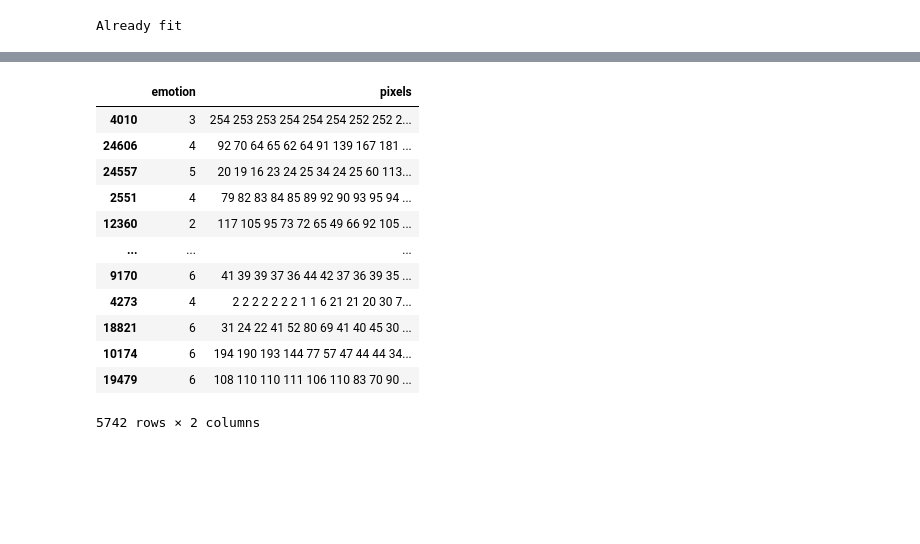
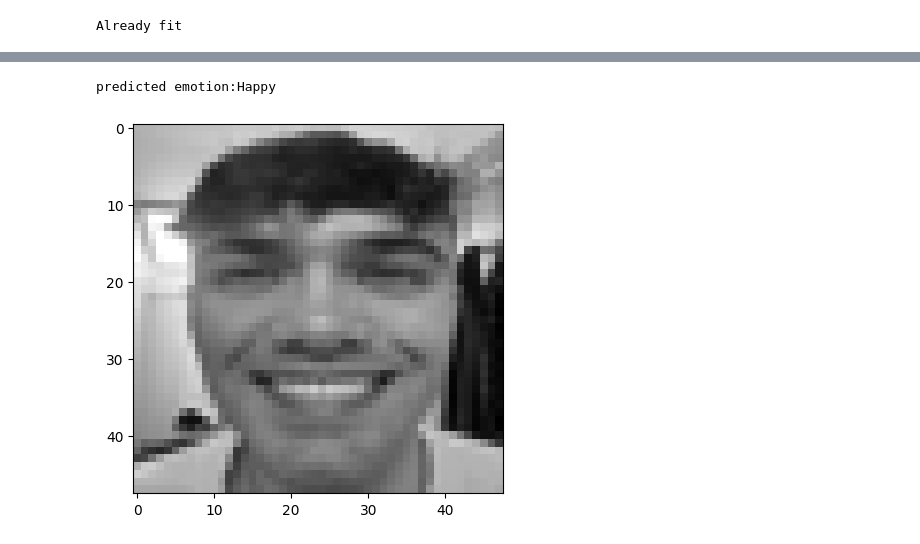
Before and after one commit to Andrewnolan13/AdvancedAI, a Jupyter notebook: CA2/notebooks/03 pipeline.ipynb, the cells around one changed output, grey strips where cells are left out. Drawn from its saved outputs; the diff is of its cells as text; code cells hidden in the pictures; blank space fills up the shorter version.

```diff
--- a/CA2/notebooks/03 pipeline.ipynb
+++ b/CA2/notebooks/03 pipeline.ipynb
@@ -981,16 +978,0 @@ label 6
-# %%
-FinalTestData
-# %% [output]
-|  | emotion | pixels |
-| 4010 | 3 | 254 253 253 254 254 254 252 252 2... |
-| 24606 | 4 | 92 70 64 65 62 64 91 139 167 181 ... |
-| 24557 | 5 | 20 19 16 23 24 25 34 24 25 60 113... |
-| 2551 | 4 | 79 82 83 84 85 89 92 90 93 95 94 ... |
-| 12360 | 2 | 117 105 95 73 72 65 49 66 92 105 ... |
-| ... | ... | ... |
-| 9170 | 6 | 41 39 39 37 36 44 42 37 36 39 35 ... |
-| 4273 | 4 | 2 2 2 2 2 2 2 1 1 6 21 21 20 30 7... |
-| 18821 | 6 | 31 24 22 41 52 80 69 41 40 45 30 ... |
-| 10174 | 6 | 194 190 193 144 77 57 47 44 44 34... |
-| 19479 | 6 | 108 110 110 111 106 110 83 70 90 ... |
-5742 rows × 2 columns
@@ -998,0 +979,64 @@ torch.cuda.empty_cache()
+# %%
+MySelfie = [
+	[177, 174, 173, 174, 175, 176, 177, 181, 185, 178, 132, 155, 182, 208, 229, 243, 250, 253, 239, 242, 227, 222, 219, 218, 207, 201, 195, 188, 185, 180, 175, 171, 167, 164, 160, 157, 153, 149, 144, 140, 135, 122, 101, 65, 175, 206, 179, 168],
+	[178, 177, 175, 176, 178, 180, 183, 186, 192, 190, 124, 182, 191, 180, 178, 184, 206, 229, 231, 232, 220, 211, 189, 187, 185, 181, 178, 174, 172, 169, 167, 165, 162, 160, 158, 155, 153, 149, 147, 143, 141, 100, 61, 72, 200, 197, 180, 168],
+	[180, 180, 178, 178, 180, 183, 188, 193, 199, 201, 129, 206, 252, 245, 230, 214, 201, 200, 220, 227, 214, 211, 175, 183, 186, 184, 183, 181, 179, 176, 174, 172, 169, 167, 164, 161, 159, 155, 151, 147, 144, 106, 50, 114, 203, 187, 179, 168],
+	[183, 183, 180, 180, 183, 187, 192, 199, 205, 209, 136, 199, 255, 240, 255, 255, 254, 247, 219, 221, 226, 220, 193, 201, 200, 197, 194, 191, 188, 185, 183, 181, 178, 174, 171, 167, 164, 159, 153, 148, 146, 101, 40, 157, 191, 181, 177, 167],
+	[185, 186, 183, 182, 185, 190, 196, 203, 209, 215, 139, 193, 251, 169, 238, 255, 255, 255, 229, 223, 231, 224, 199, 210, 208, 206, 203, 199, 197, 193, 191, 188, 184, 181, 177, 171, 167, 162, 158, 153, 150, 82, 55, 185, 180, 179, 175, 167],
+	[187, 189, 187, 185, 188, 192, 197, 205, 209, 216, 151, 189, 197, 114, 207, 255, 255, 255, 231, 224, 235, 231, 204, 219, 216, 211, 209, 207, 203, 198, 195, 191, 186, 182, 178, 174, 169, 171, 123, 96, 139, 61, 102, 189, 177, 177, 174, 167],
+	[189, 191, 189, 187, 190, 193, 197, 205, 213, 204, 140, 124, 104, 103, 167, 244, 255, 255, 237, 229, 241, 216, 198, 221, 221, 216, 217, 219, 214, 205, 202, 199, 194, 192, 190, 189, 186, 114, 26, 58, 114, 53, 157, 184, 177, 176, 177, 168],
+	[191, 194, 192, 187, 190, 194, 198, 209, 184, 101, 74, 72, 86, 102, 125, 154, 182, 195, 193, 198, 197, 146, 131, 139, 135, 125, 132, 162, 196, 213, 218, 213, 207, 203, 199, 189, 198, 66, 17, 36, 106, 79, 185, 180, 177, 178, 178, 171],
+	[192, 196, 194, 189, 191, 194, 189, 145, 75, 57, 60, 68, 80, 95, 112, 131, 138, 130, 130, 128, 124, 128, 127, 124, 119, 110, 107, 101, 99, 113, 150, 186, 203, 208, 206, 191, 199, 136, 20, 69, 112, 128, 191, 186, 181, 180, 178, 178],
+	[193, 197, 197, 191, 196, 161, 85, 49, 47, 51, 55, 60, 71, 86, 103, 126, 111, 118, 125, 120, 115, 124, 136, 139, 131, 126, 122, 114, 105, 98, 92, 94, 107, 123, 151, 186, 190, 204, 89, 62, 125, 172, 191, 182, 178, 178, 176, 176],
+	[194, 199, 199, 195, 184, 78, 36, 38, 43, 48, 58, 56, 65, 79, 108, 103, 97, 120, 121, 103, 98, 119, 141, 145, 140, 134, 126, 118, 112, 104, 101, 100, 98, 96, 92, 105, 144, 192, 181, 99, 151, 198, 185, 180, 178, 177, 178, 177],
+	[194, 197, 193, 195, 121, 45, 41, 39, 44, 44, 56, 54, 62, 82, 98, 81, 92, 120, 114, 86, 80, 108, 137, 145, 145, 141, 134, 126, 113, 105, 101, 97, 101, 108, 106, 100, 94, 106, 110, 118, 180, 191, 183, 186, 182, 166, 152, 159],
+	[197, 198, 191, 162, 76, 50, 49, 49, 45, 42, 53, 60, 65, 79, 88, 68, 83, 120, 107, 71, 88, 114, 131, 145, 145, 146, 143, 132, 120, 106, 83, 83, 106, 115, 118, 110, 102, 98, 89, 135, 187, 190, 169, 137, 110, 67, 65, 75],
+	[200, 205, 203, 127, 60, 59, 57, 56, 45, 45, 53, 63, 68, 82, 88, 55, 71, 116, 98, 62, 99, 118, 128, 146, 150, 153, 147, 131, 116, 86, 76, 98, 111, 110, 116, 115, 109, 104, 101, 95, 143, 129, 57, 56, 65, 76, 87, 94],
+	[201, 203, 197, 102, 53, 52, 59, 57, 48, 51, 58, 67, 77, 94, 94, 51, 57, 105, 97, 49, 93, 117, 125, 148, 152, 154, 142, 123, 99, 88, 103, 100, 93, 104, 121, 120, 125, 119, 112, 107, 100, 78, 70, 84, 90, 96, 102, 107],
+	[201, 207, 168, 74, 51, 50, 55, 52, 48, 59, 62, 71, 85, 107, 102, 51, 48, 88, 89, 55, 98, 114, 127, 150, 153, 151, 131, 115, 98, 112, 107, 102, 62, 75, 125, 128, 133, 130, 123, 119, 117, 109, 98, 94, 94, 90, 91, 95],
+	[199, 200, 134, 65, 50, 52, 53, 46, 47, 59, 59, 68, 92, 125, 114, 53, 49, 76, 77, 57, 100, 110, 135, 151, 152, 141, 121, 123, 124, 122, 113, 108, 57, 37, 102, 127, 129, 127, 128, 129, 127, 117, 109, 99, 94, 104, 104, 99],
+	[199, 199, 110, 63, 48, 50, 56, 46, 41, 46, 48, 68, 106, 148, 124, 61, 59, 74, 72, 72, 103, 115, 145, 150, 150, 129, 118, 123, 123, 116, 113, 110, 74, 41, 75, 100, 121, 123, 122, 127, 130, 126, 122, 110, 97, 92, 105, 109],
+	[205, 190, 95, 55, 37, 45, 53, 41, 35, 35, 47, 66, 100, 140, 126, 72, 65, 73, 76, 65, 89, 132, 143, 148, 141, 130, 142, 129, 98, 92, 106, 108, 83, 88, 98, 82, 103, 117, 112, 117, 126, 132, 124, 116, 106, 94, 95, 107],
+	[198, 174, 74, 39, 34, 44, 46, 40, 34, 39, 62, 99, 102, 118, 118, 87, 79, 75, 77, 89, 115, 139, 144, 147, 140, 136, 142, 135, 92, 69, 103, 118, 85, 111, 152, 91, 86, 110, 108, 105, 120, 129, 119, 110, 106, 104, 89, 96],
+	[201, 171, 63, 41, 36, 37, 36, 47, 39, 43, 90, 119, 126, 120, 120, 103, 95, 87, 78, 101, 137, 144, 144, 147, 142, 139, 137, 128, 66, 58, 101, 122, 84, 100, 164, 110, 88, 102, 108, 99, 110, 123, 119, 116, 109, 101, 84, 86],
+	[204, 141, 58, 46, 37, 36, 37, 54, 42, 35, 72, 98, 120, 131, 129, 121, 112, 103, 96, 106, 133, 139, 141, 147, 150, 147, 137, 120, 68, 61, 99, 127, 88, 106, 185, 129, 104, 102, 111, 96, 104, 127, 120, 125, 114, 98, 89, 84],
+	[197, 110, 63, 46, 39, 36, 45, 46, 39, 30, 42, 77, 102, 139, 149, 137, 121, 117, 128, 141, 145, 148, 153, 154, 152, 155, 148, 123, 95, 65, 89, 135, 94, 98, 182, 143, 117, 110, 109, 95, 103, 129, 128, 131, 111, 93, 89, 79],
+	[189, 91, 61, 44, 36, 39, 44, 36, 36, 30, 32, 57, 95, 152, 167, 151, 128, 132, 160, 173, 176, 175, 171, 162, 156, 177, 169, 132, 109, 77, 74, 127, 103, 114, 202, 156, 124, 120, 110, 96, 108, 133, 140, 132, 113, 91, 89, 78],
+	[191, 90, 51, 37, 35, 36, 36, 36, 29, 27, 31, 59, 124, 177, 171, 155, 134, 138, 164, 176, 182, 178, 170, 161, 157, 188, 172, 134, 107, 79, 70, 126, 111, 93, 177, 149, 125, 130, 112, 103, 113, 140, 139, 130, 111, 88, 88, 79],
+	[188, 87, 45, 34, 33, 31, 32, 33, 25, 23, 37, 90, 162, 191, 170, 148, 131, 127, 143, 153, 155, 161, 159, 153, 154, 168, 162, 127, 110, 80, 69, 122, 104, 113, 200, 159, 130, 129, 112, 102, 109, 138, 139, 135, 113, 96, 87, 76],
+	[187, 84, 43, 31, 29, 28, 34, 32, 24, 23, 43, 115, 175, 182, 156, 133, 120, 113, 109, 119, 136, 147, 148, 147, 145, 155, 151, 122, 101, 72, 87, 131, 97, 111, 192, 148, 121, 116, 115, 101, 107, 134, 137, 135, 121, 98, 84, 76],
+	[199, 101, 43, 35, 28, 25, 26, 30, 27, 23, 43, 121, 179, 177, 150, 114, 101, 94, 84, 99, 130, 146, 148, 151, 147, 145, 142, 122, 65, 73, 100, 130, 91, 120, 189, 138, 103, 104, 116, 106, 117, 130, 125, 126, 118, 102, 86, 78],
+	[212, 155, 48, 41, 27, 29, 19, 23, 24, 24, 35, 121, 182, 177, 141, 93, 87, 81, 74, 92, 122, 145, 155, 157, 148, 139, 144, 135, 63, 74, 106, 128, 90, 119, 179, 124, 94, 108, 120, 114, 127, 123, 111, 120, 113, 106, 89, 79],
+	[211, 206, 86, 34, 27, 36, 21, 17, 22, 24, 34, 111, 183, 180, 130, 77, 77, 78, 71, 63, 86, 141, 151, 151, 146, 138, 153, 145, 94, 83, 112, 127, 89, 133, 166, 105, 93, 119, 122, 119, 131, 127, 114, 113, 111, 98, 88, 84],
+	[210, 212, 131, 37, 28, 30, 20, 19, 23, 29, 32, 102, 173, 176, 116, 56, 73, 74, 61, 64, 97, 125, 153, 158, 152, 134, 143, 131, 105, 102, 114, 126, 88, 107, 113, 87, 102, 129, 126, 127, 136, 133, 117, 107, 105, 96, 90, 92],
+	[208, 215, 149, 48, 33, 25, 17, 22, 26, 30, 34, 90, 156, 165, 104, 43, 60, 74, 61, 53, 97, 110, 146, 166, 162, 149, 138, 135, 138, 124, 116, 124, 78, 60, 70, 97, 124, 133, 130, 129, 136, 127, 114, 107, 99, 93, 93, 99],
+	[206, 214, 146, 48, 33, 23, 20, 19, 20, 24, 40, 85, 137, 154, 93, 36, 49, 85, 77, 48, 94, 108, 134, 165, 165, 157, 150, 145, 144, 132, 116, 121, 48, 30, 94, 128, 136, 132, 126, 122, 122, 117, 107, 103, 97, 95, 102, 110],
+	[205, 212, 172, 53, 36, 27, 22, 20, 15, 17, 48, 78, 111, 139, 94, 35, 53, 100, 85, 51, 94, 115, 128, 165, 166, 163, 156, 139, 123, 128, 123, 113, 51, 78, 132, 140, 135, 129, 125, 121, 117, 106, 103, 100, 103, 109, 113, 120],
+	[205, 208, 206, 114, 40, 27, 26, 29, 33, 30, 38, 53, 89, 125, 91, 35, 65, 113, 86, 55, 102, 120, 124, 163, 170, 168, 164, 149, 105, 107, 125, 107, 83, 125, 132, 138, 130, 127, 128, 122, 112, 102, 104, 106, 114, 118, 123, 127],
+	[203, 207, 209, 174, 57, 31, 29, 36, 49, 38, 35, 36, 56, 84, 80, 38, 70, 116, 96, 67, 107, 123, 127, 159, 172, 172, 166, 157, 121, 80, 109, 113, 107, 127, 131, 129, 123, 124, 118, 110, 109, 110, 114, 118, 124, 128, 130, 130],
+	[202, 204, 199, 198, 111, 42, 38, 29, 43, 35, 32, 48, 40, 62, 83, 46, 69, 118, 103, 64, 74, 119, 138, 160, 173, 173, 161, 154, 138, 93, 72, 101, 115, 132, 136, 129, 123, 116, 111, 118, 116, 122, 125, 128, 129, 131, 131, 129],
+	[200, 197, 197, 195, 173, 77, 54, 37, 37, 32, 20, 30, 46, 82, 108, 57, 63, 108, 106, 75, 76, 114, 148, 163, 166, 166, 160, 150, 139, 117, 90, 97, 124, 132, 127, 117, 114, 111, 134, 182, 145, 94, 99, 102, 101, 102, 98, 100],
+	[194, 197, 200, 197, 185, 101, 37, 33, 39, 28, 31, 37, 60, 95, 120, 90, 50, 96, 108, 98, 99, 129, 157, 162, 159, 160, 160, 154, 141, 127, 117, 115, 121, 116, 112, 111, 120, 151, 172, 180, 195, 162, 143, 129, 121, 119, 126, 152],
+	[192, 190, 190, 175, 144, 115, 95, 49, 30, 30, 37, 50, 70, 105, 114, 127, 79, 69, 102, 111, 124, 144, 154, 157, 154, 154, 156, 150, 141, 130, 126, 124, 124, 118, 113, 125, 149, 153, 143, 144, 188, 185, 188, 186, 183, 183, 184, 180],
+	[191, 191, 186, 184, 176, 124, 74, 47, 39, 39, 50, 55, 74, 105, 124, 133, 128, 93, 103, 123, 137, 146, 150, 148, 150, 150, 152, 148, 141, 134, 126, 113, 98, 92, 85, 80, 72, 61, 52, 57, 180, 184, 181, 180, 180, 178, 177, 177],
+	[192, 194, 190, 193, 186, 139, 108, 69, 79, 85, 106, 103, 83, 87, 106, 120, 127, 134, 124, 116, 116, 134, 122, 137, 138, 130, 118, 98, 68, 50, 33, 17, 8, 7, 7, 5, 7, 10, 13, 17, 160, 201, 179, 180, 179, 178, 178, 177],
+	[193, 192, 195, 194, 176, 135, 136, 106, 113, 107, 130, 133, 146, 167, 184, 208, 207, 111, 51, 38, 32, 73, 63, 68, 52, 37, 26, 20, 20, 21, 23, 27, 30, 33, 35, 33, 33, 38, 42, 35, 119, 199, 180, 177, 178, 177, 176, 175],
+	[194, 191, 194, 188, 141, 131, 130, 119, 118, 111, 135, 131, 148, 160, 183, 195, 70, 23, 22, 19, 17, 19, 25, 37, 43, 41, 42, 43, 44, 41, 38, 36, 33, 30, 29, 28, 28, 28, 29, 25, 74, 187, 181, 179, 177, 173, 170, 170],
+	[193, 192, 191, 159, 146, 155, 131, 136, 124, 143, 165, 165, 182, 211, 224, 184, 39, 33, 26, 20, 18, 16, 16, 19, 23, 30, 35, 39, 36, 32, 29, 25, 21, 18, 15, 11, 9, 10, 8, 7, 26, 173, 187, 180, 178, 177, 171, 171],
+	[193, 193, 174, 150, 155, 152, 174, 153, 143, 157, 163, 169, 182, 204, 216, 192, 111, 184, 197, 159, 98, 32, 27, 19, 14, 26, 22, 29, 30, 39, 50, 47, 50, 42, 49, 36, 32, 24, 16, 16, 18, 139, 192, 179, 178, 178, 173, 173],
+	[194, 185, 151, 147, 140, 151, 175, 135, 150, 161, 166, 172, 184, 205, 209, 176, 107, 171, 144, 70, 34, 26, 36, 29, 23, 34, 18, 18, 14, 17, 20, 14, 18, 12, 20, 17, 11, 15, 19, 21, 17, 93, 194, 182, 178, 176, 177, 174],
+	[190, 158, 146, 143, 138, 179, 150, 128, 141, 146, 151, 157, 172, 198, 188, 120, 74, 64, 25, 25, 38, 18, 7, 6, 3, 11, 4, 7, 13, 8, 7, 11, 8, 11, 12, 10, 15, 9, 2, 4, 24, 56, 184, 185, 181, 177, 175, 169],
+]
+MySelfie = np.array(MySelfie).T
+scaledImage = scaler.transform(MySelfie)
+tensorImage = torch.tensor(scaledImage,dtype=torch.float).reshape(-1,1,48,48)
+
+probabilities = model(tensorImage.to(device))
+plt.imshow(MySelfie,cmap = 'grey')
+
+prediction = probabilities.argmax()
+predEmotion = labelsMapping[int(prediction)]
+print('predicted emotion:' + predEmotion)
+# %% [output]
+predicted emotion:Happy
+[figure, added]
```
Also changed, not shown: parts of 16 cells of this notebook.
